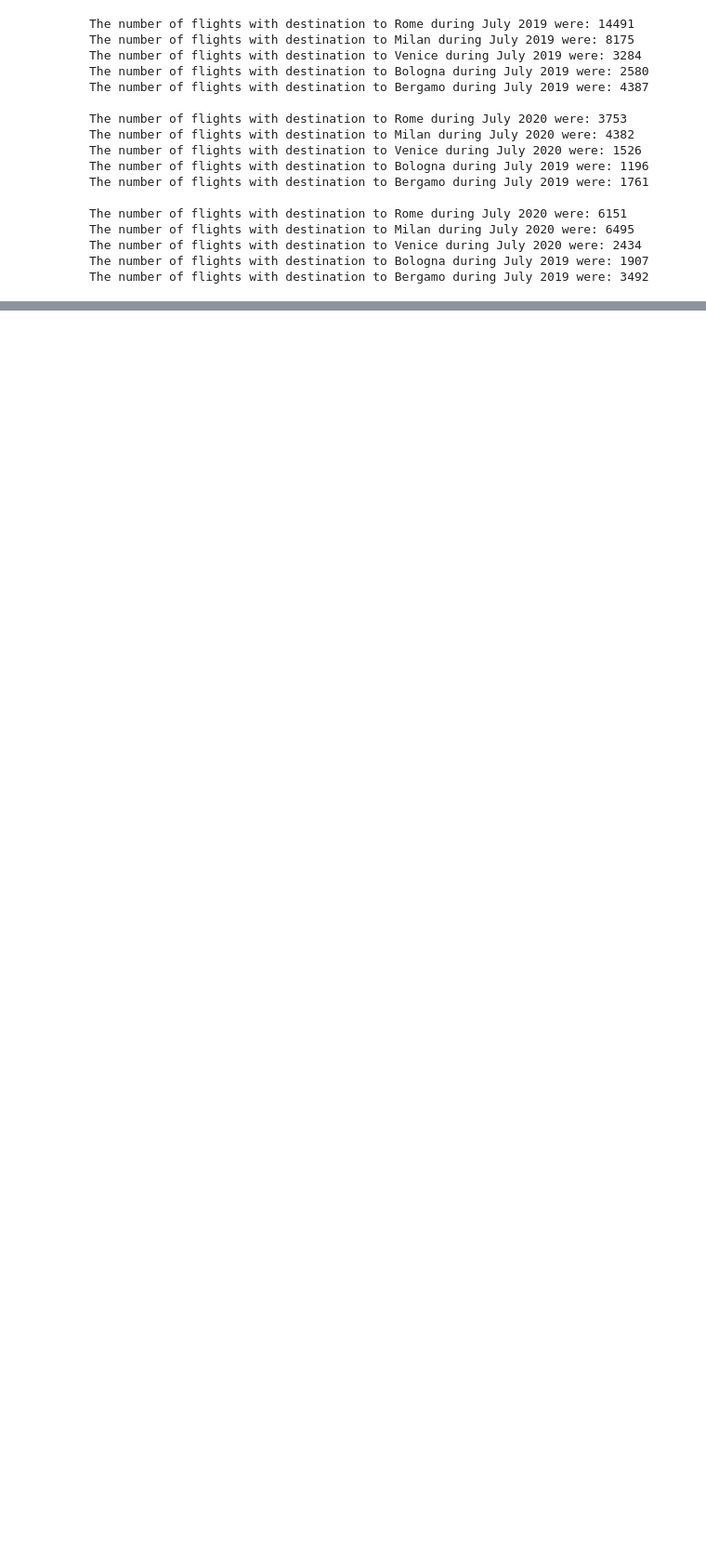
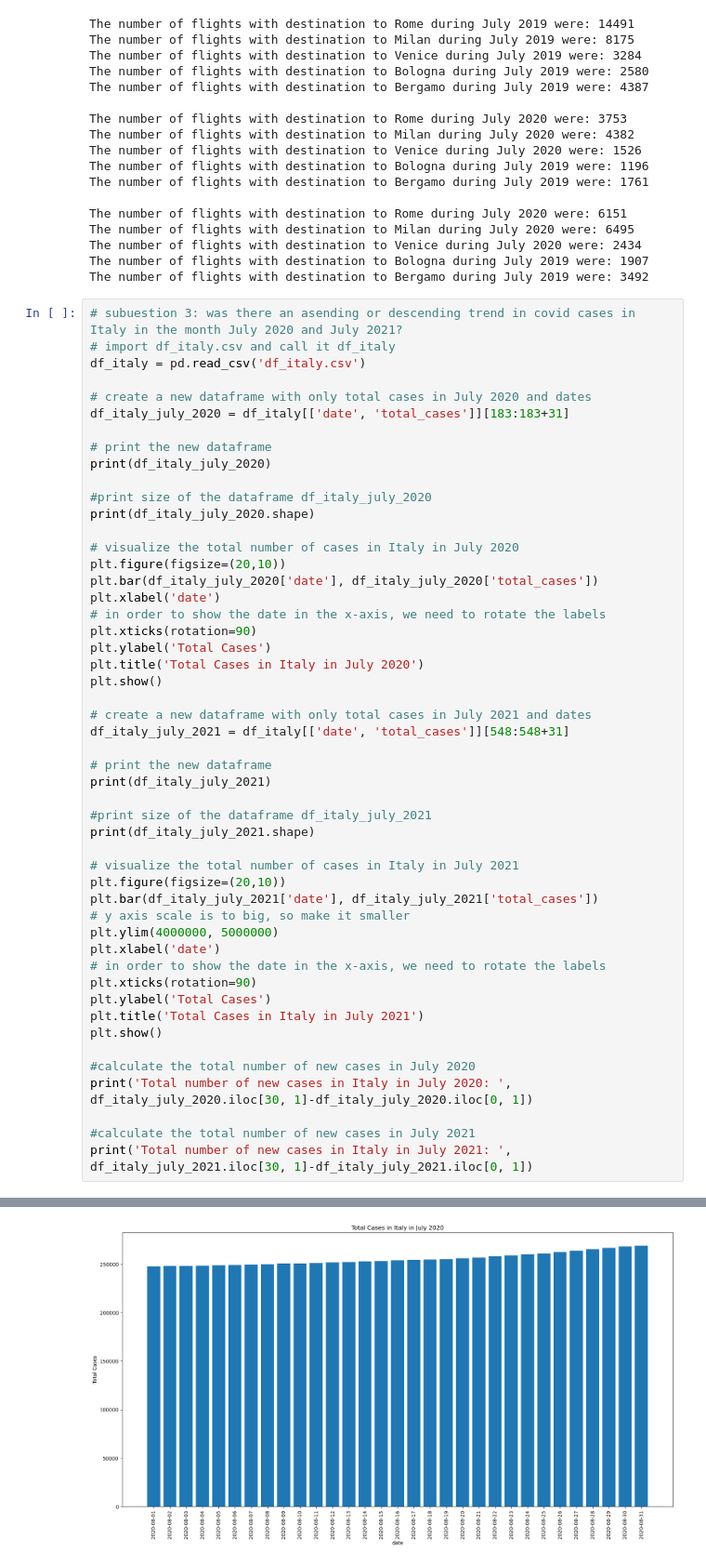
Before and after one commit to daanvanderk/TIL6010-LabAssignments, a Jupyter notebook: Project/Paper.ipynb, the cells around one changed output, grey strips where cells are left out. Shown at 93% size. Saved outputs shown, nothing was run; the diff lists cells and outputs as text; blank space fills up the shorter version.

```diff
--- a/Project/Paper.ipynb
+++ b/Project/Paper.ipynb
@@ -335,3 +341,54 @@ The number of flights with destination to Milan during July 2020 were: 6495
 The number of flights with destination to Venice during July 2020 were: 2434
 The number of flights with destination to Bologna during July 2019 were: 1907
 The number of flights with destination to Bergamo during July 2019 were: 3492
+# %%
+# subuestion 3: was there an asending or descending trend in covid cases in Italy in the month July 2020 and July 2021?
+# import df_italy.csv and call it df_italy
+df_italy = pd.read_csv('df_italy.csv')
+
+# create a new dataframe with only total cases in July 2020 and dates
+df_italy_july_2020 = df_italy[['date', 'total_cases']][183:183+31]
+
+# print the new dataframe
+print(df_italy_july_2020)
+
+#print size of the dataframe df_italy_july_2020
+print(df_italy_july_2020.shape)
+
+# visualize the total number of cases in Italy in July 2020
+plt.figure(figsize=(20,10))
+plt.bar(df_italy_july_2020['date'], df_italy_july_2020['total_cases'])
+plt.xlabel('date')
+# in order to show the date in the x-axis, we need to rotate the labels
+plt.xticks(rotation=90)
+plt.ylabel('Total Cases')
+plt.title('Total Cases in Italy in July 2020')
+plt.show()
+
+# create a new dataframe with only total cases in July 2021 and dates
+df_italy_july_2021 = df_italy[['date', 'total_cases']][548:548+31]
+
+# print the new dataframe
+print(df_italy_july_2021)
+
+#print size of the dataframe df_italy_july_2021
+print(df_italy_july_2021.shape)
+
+# visualize the total number of cases in Italy in July 2021
+plt.figure(figsize=(20,10))
+plt.bar(df_italy_july_2021['date'], df_italy_july_2021['total_cases'])
+# y axis scale is to big, so make it smaller
+plt.ylim(4000000, 5000000)
+plt.xlabel('date')
+# in order to show the date in the x-axis, we need to rotate the labels
+plt.xticks(rotation=90)
+plt.ylabel('Total Cases')
+plt.title('Total Cases in Italy in July 2021')
+plt.show()
+
+#calculate the total number of new cases in July 2020
+print('Total number of new cases in Italy in July 2020: ', df_italy_july_2020.iloc[30, 1]-df_italy_july_2020.iloc[0, 1])
+
+#calculate the total number of new cases in July 2021
+print('Total number of new cases in Italy in July 2021: ', df_italy_july_2021.iloc[30, 1]-df_italy_july_2021.iloc[0, 1])
+# %% [output]
@@ -337,0 +412 @@ The number of flights with destination to Bergamo during July 2019 were: 3492
+[figure, added]
```
Also changed, not shown: parts of 3 cells of this notebook, 1 other file.
